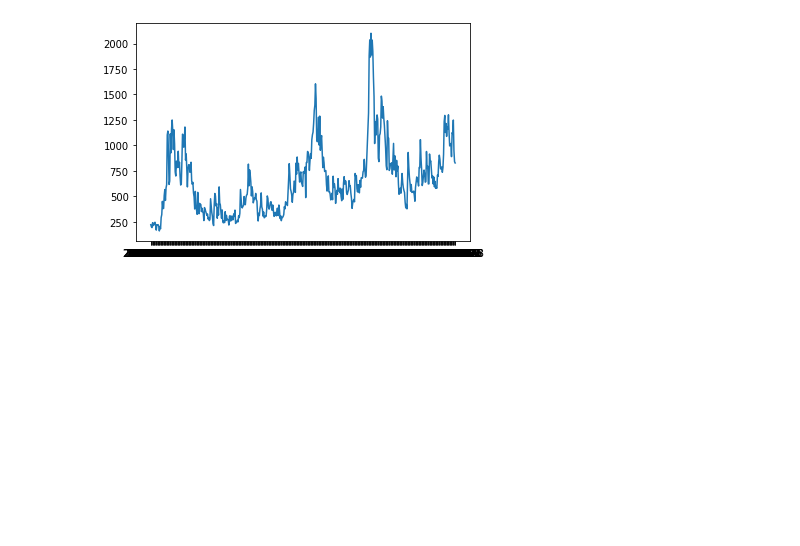
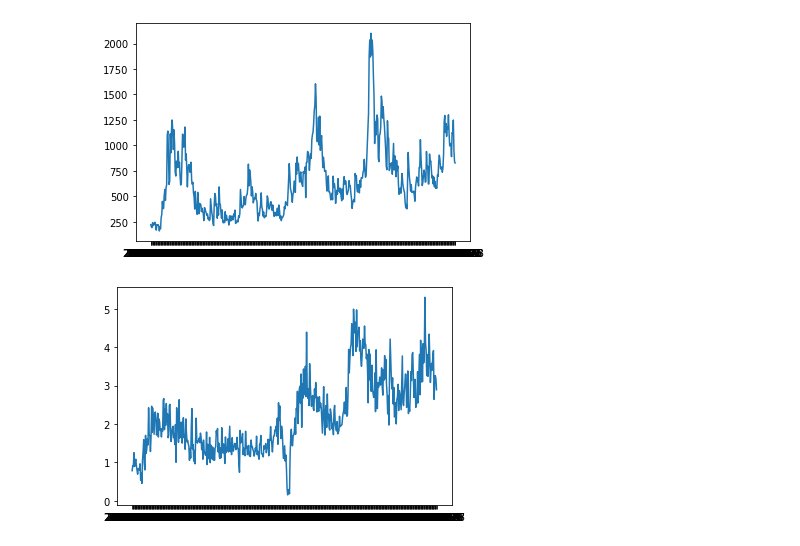
Before and after one commit to derjoker/playground, a Jupyter notebook: python/stock/rzrq/rzrq.ipynb, the cells around one changed output. Drawn from its saved outputs; the diff is of its cells as text; code cells hidden in the pictures; blank space fills up the shorter version.

Commit message:
融券卖出量

```diff
--- a/python/stock/rzrq/rzrq.ipynb
+++ b/python/stock/rzrq/rzrq.ipynb
@@ -22,3 +22,10 @@ plt.plot(date, rzBuy)
 plt.show()
 # %% [output]
 [figure]
+# %%
+# 融券卖出量（亿股）
+rqSaleCount = [round(item[7]/100000000, 2) for item in data]
+plt.plot(date, rqSaleCount)
+plt.show()
+# %% [output]
+[figure, added]
```
